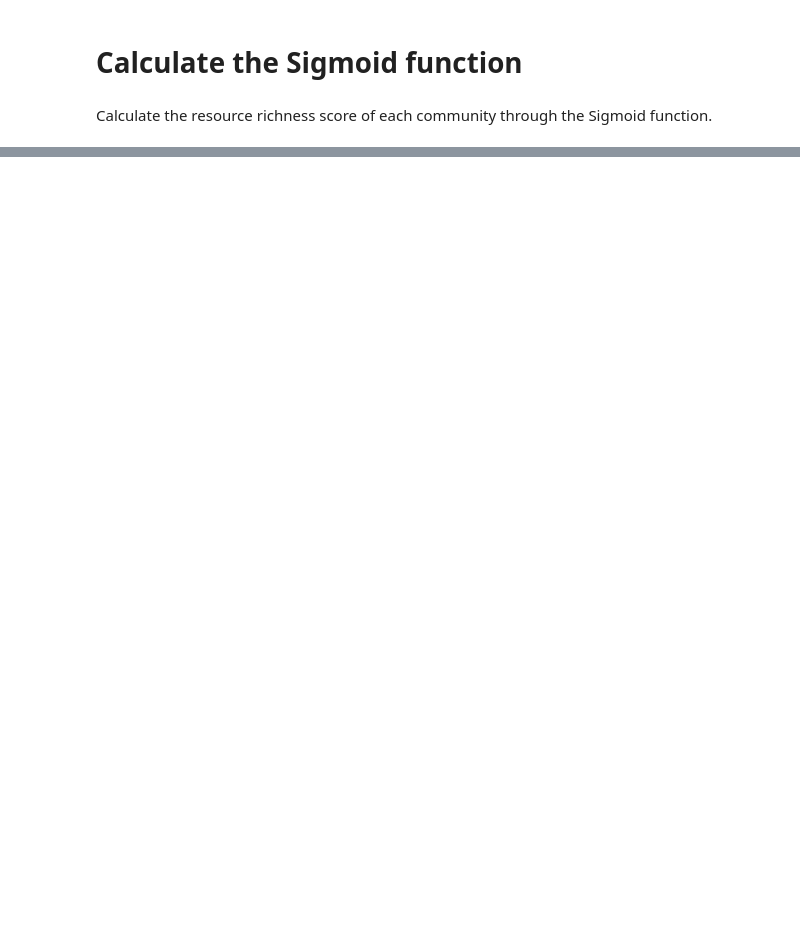
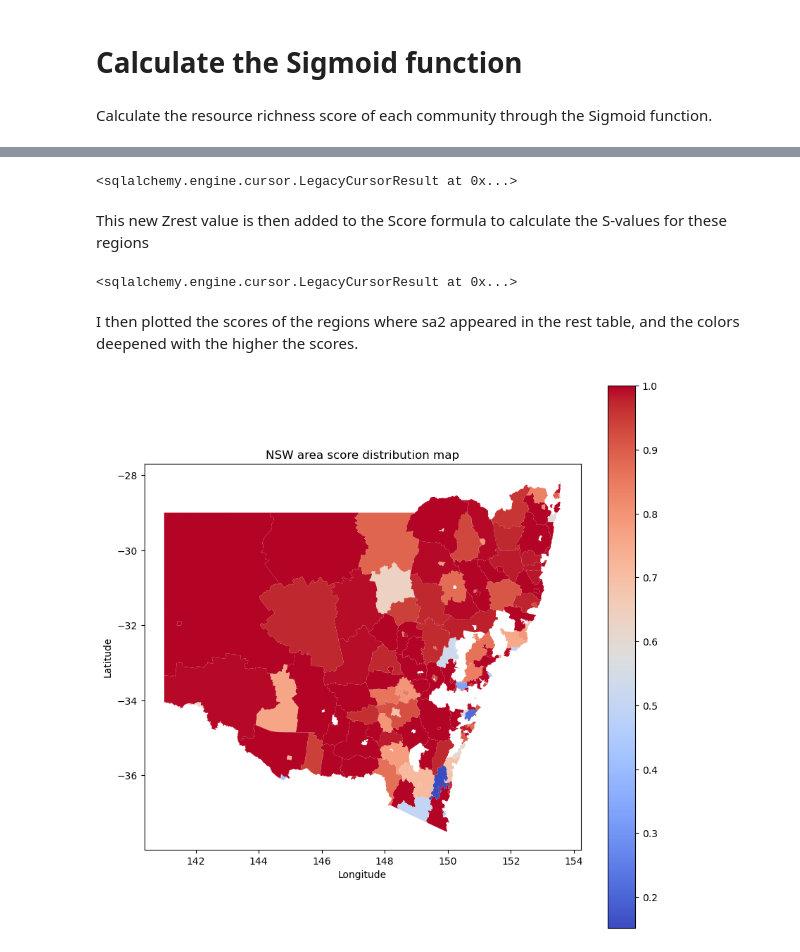
Before and after one commit to JKPegasus/DATA2001-Project, a Jupyter notebook: project/assignment.ipynb, the cells around one changed output, grey strips where cells are left out. Saved outputs shown, nothing was run; the diff lists cells and outputs as text; code cells hidden in the pictures; blank space fills up the shorter version.

```diff
--- a/project/assignment.ipynb
+++ b/project/assignment.ipynb
@@ -727,0 +773,68 @@ plt.show()
+# %%
+db.execute('''
+CREATE INDEX idx_rest_sa2_code ON rest(sa2_code);
+CREATE INDEX idx_sa2_sa2_code ON sa2(sa2_code);
+CREATE INDEX idx_population_sa2_code ON population(sa2_code);
+
+ALTER TABLE sa2 ADD COLUMN zrest FLOAT;
+
+CREATE TEMP TABLE sa2_population_gt_100 AS
+    SELECT sa2_code
+    FROM population
+    GROUP BY sa2_code
+    HAVING SUM(total_people) > 100;
+
+CREATE TEMP TABLE rest_counts AS
+    SELECT sa2_code, COUNT(*) AS rest_count
+    FROM rest
+    WHERE sa2_code IN (SELECT sa2_code FROM sa2_population_gt_100)
+    GROUP BY sa2_code;
+
+CREATE TEMP TABLE stats AS
+    SELECT AVG(rest_count) AS avg_rest_count, STDDEV(rest_count) AS stddev_rest_count
+    FROM rest_counts;
+
+UPDATE sa2
+SET zrest = (rc.rest_count - s.avg_rest_count) / s.stddev_rest_count
+FROM rest_counts rc
+CROSS JOIN stats s
+WHERE sa2.sa2_code = rc.sa2_code;
+
+DROP TABLE IF EXISTS sa2_population_gt_100;
+DROP TABLE IF EXISTS rest_counts;
+DROP TABLE IF EXISTS stats;
+
+''')
+# %% [output]
+<sqlalchemy.engine.cursor.LegacyCursorResult at 0x...>
+# %% [markdown]
+This new Zrest value is then added to the Score formula to calculate the S-values for these regions
+# %%
+db.execute('''
+UPDATE sa2
+SET score = 1 / (1 + EXP(-(
+    COALESCE(zbusinesses, 0) +
+    COALESCE(zstops, 0) +
+    COALESCE(zpolls, 0) +
+    COALESCE(zschools, 0) +
+    COALESCE(zrest, 0)
+)))
+''')
+# %% [output]
+<sqlalchemy.engine.cursor.LegacyCursorResult at 0x...>
+# %% [markdown]
+I then plotted the scores of the regions where sa2 appeared in the rest table, and the colors deepened with the higher the scores.
+# %%
+rest_data = gpd.read_postgis('SELECT * FROM rest', db, geom_col='geometry')
+unique_sa2_codes = rest_data['sa2_code'].unique()
+sa2_data = gpd.read_postgis(f'SELECT * FROM sa2 WHERE sa2_code IN {tuple(unique_sa2_codes)}', db, geom_col='geometry')
+sa2_rest_data = gpd.sjoin(sa2_data, rest_data, how='inner', predicate='contains')
+fig, ax = plt.subplots(1, 1, figsize=(10, 10))
+sa2_data.plot(ax=ax, column='score', cmap='coolwarm', legend=True)
+
+plt.title('NSW area score distribution map')
+plt.xlabel('Longitude')
+plt.ylabel('Latitude')
+plt.show()
+# %% [output]
+[figure, added]
```
Also changed, not shown: parts of 40 cells of this notebook.
